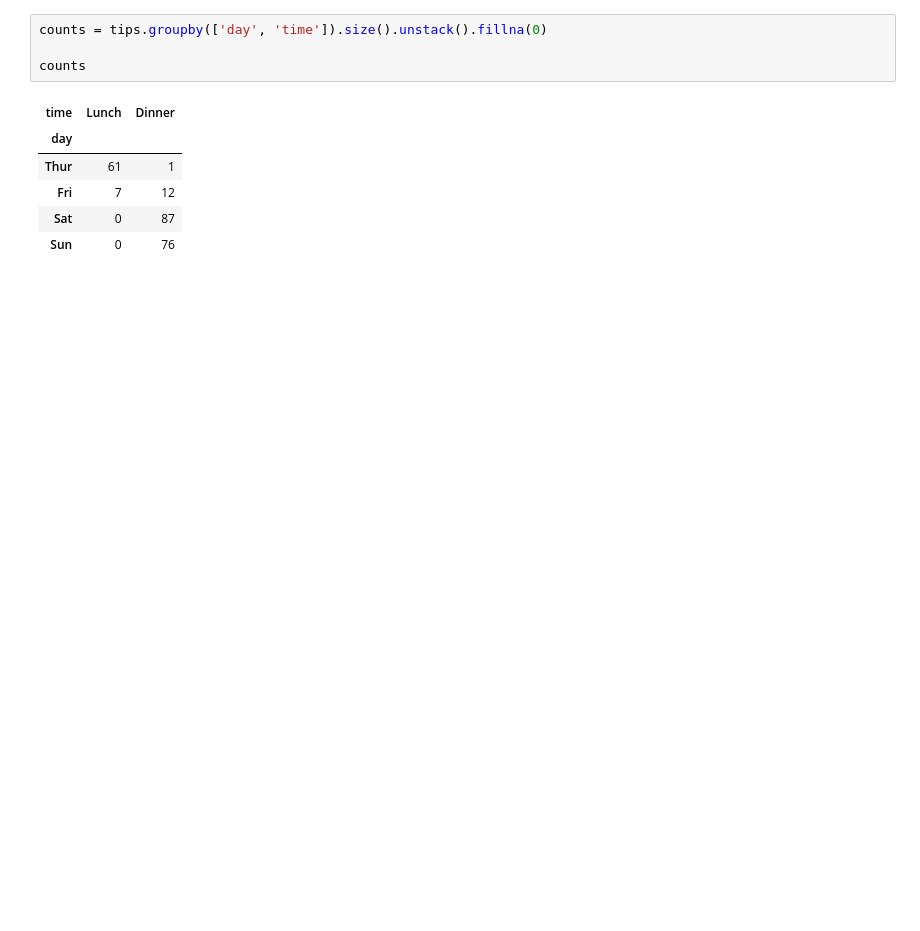
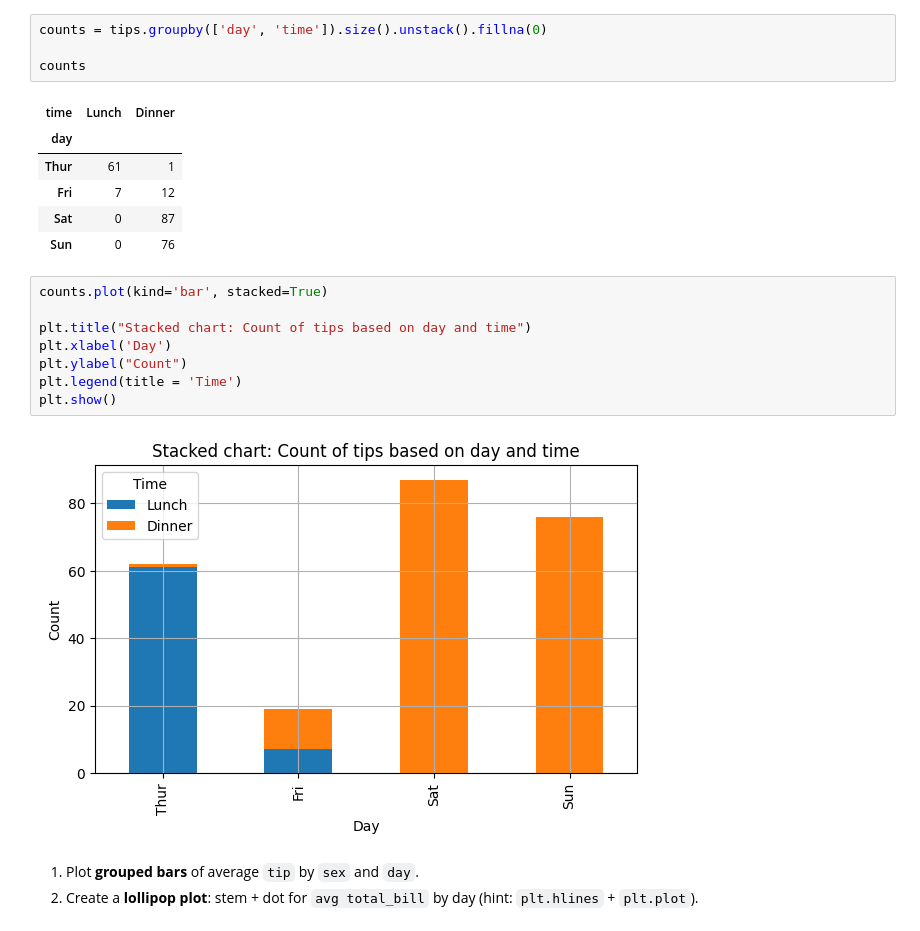
Before and after one commit to Musfique-Ahmed/DataViz-Lab, a Jupyter notebook: CT/ct_1_prep.ipynb, the cells around one changed output. Saved outputs shown, nothing was run; the diff lists cells and outputs as text; blank space fills up the shorter version.

```diff
--- a/CT/ct_1_prep.ipynb
+++ b/CT/ct_1_prep.ipynb
@@ -254,3 +263,16 @@ counts
 | Fri | 7 | 12 |
 | Sat | 0 | 87 |
 | Sun | 0 | 76 |
+# %%
+counts.plot(kind='bar', stacked=True)
+
+plt.title("Stacked chart: Count of tips based on day and time")
+plt.xlabel('Day')
+plt.ylabel("Count")
+plt.legend(title = 'Time')
+plt.show()
+# %% [output]
+[figure, added]
+# %% [markdown]
+1) Plot **grouped bars** of average `tip` by `sex` and `day`.
+2) Create a **lollipop plot**: stem + dot for `avg total_bill` by day (hint: `plt.hlines` + `plt.plot`).
```
Also changed, not shown: parts of 9 cells of this notebook.
